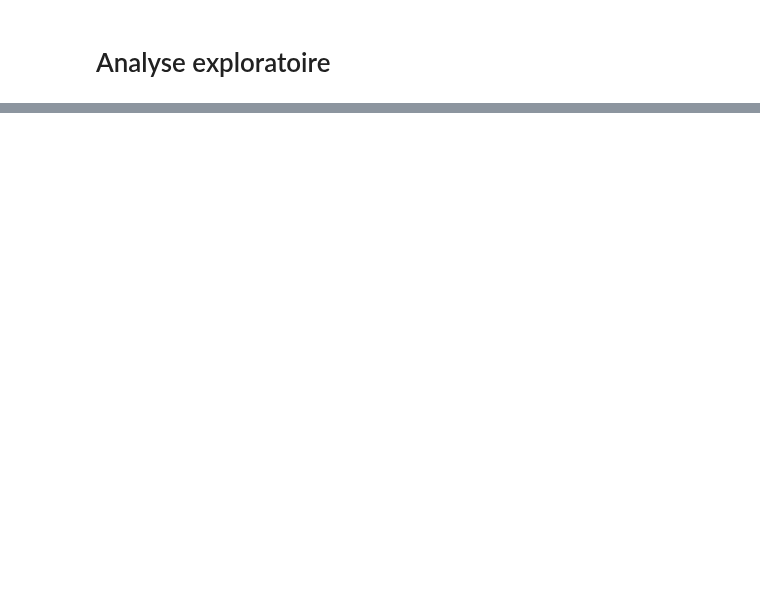
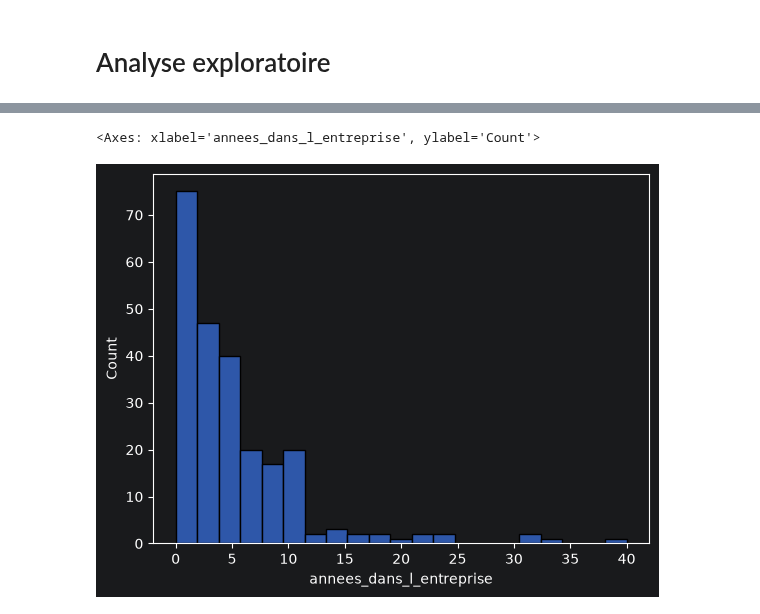
Before and after one commit to AunCly/p4_automatic_informations_classification, a Jupyter notebook: clugery_aurelien_1_part1_analyze.ipynb, the cells around one changed output, grey strips where cells are left out. Saved outputs shown, nothing was run; the diff lists cells and outputs as text; code cells hidden in the pictures; blank space fills up the shorter version.

```diff
--- a/clugery_aurelien_1_part1_analyze.ipynb
+++ b/clugery_aurelien_1_part1_analyze.ipynb
@@ -94,2 +189,7 @@ current_employees['annees_dans_l_entreprise'].describe()
+# %%
+sns.histplot(resigned_employees, x='annees_dans_l_entreprise')
+# %% [output]
+<Axes: xlabel='annees_dans_l_entreprise', ylabel='Count'>
+[figure, added]
 # %%
 sns.scatterplot(x=data['age'], y=data['revenu_mensuel'], hue=data['a_quitte_l_entreprise'])
```
Also changed, not shown: parts of 90 cells of this notebook, 23 other files.
